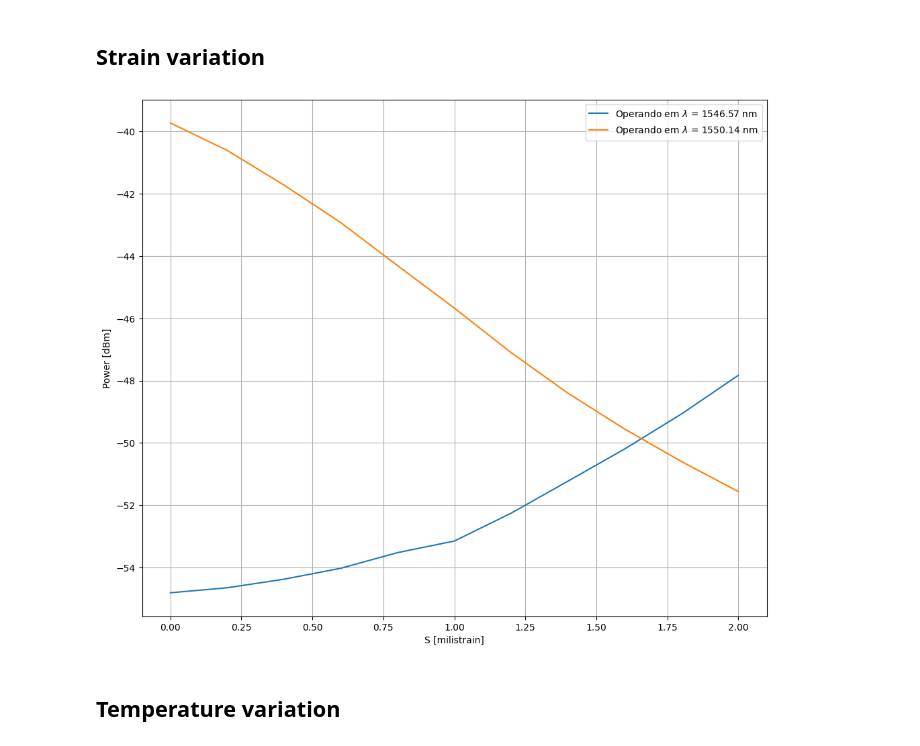
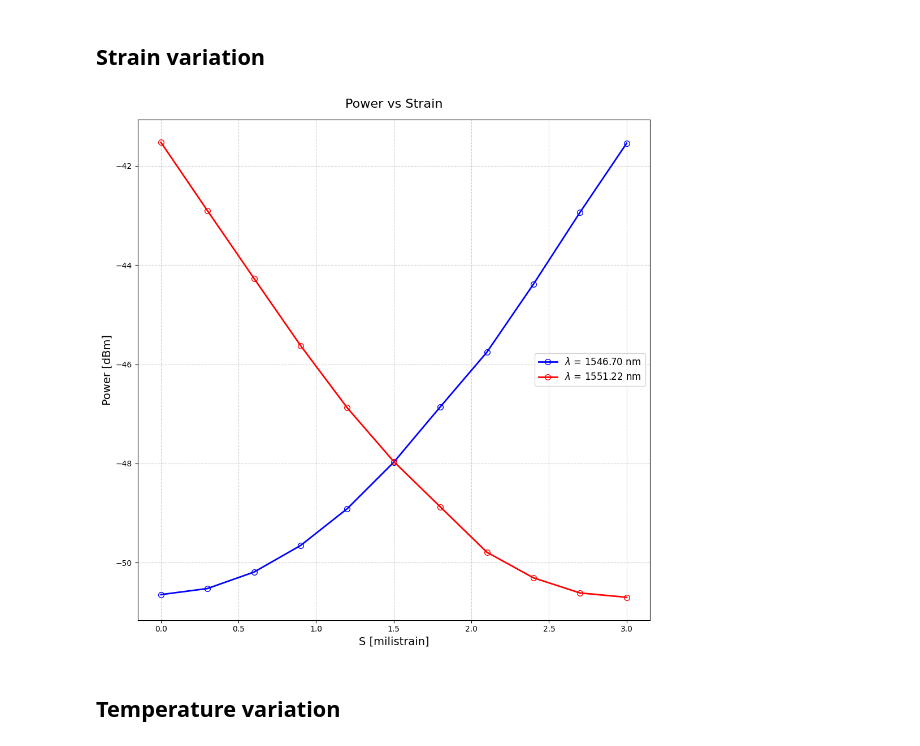
Before and after one commit to EriCand-Ss/Photonics-API-lumapi, a Jupyter notebook: SILICON BRAGG/API.ipynb, the cells around one changed output. Saved outputs shown, nothing was run; the diff lists cells and outputs as text; code cells hidden in the pictures.

```diff
--- a/SILICON BRAGG/API.ipynb
+++ b/SILICON BRAGG/API.ipynb
@@ -373,7 +414,7 @@ $$
 l = l_0(1+S)
 $$
 # %%
-S = np.linspace(0,0.002,11)
+S = np.linspace(0,0.003,11)
 Lambda_strain = Lambda*(1+S)
 print(Lambda_strain*1e9, "nm")
 print(S*1e3," milistrain")
@@ -437,7 +478,7 @@ for i in range(len(S)):
     emeApi.set("number of periodic groups", 1)
     emeApi.set("start cell group", 1)
     emeApi.set("end cell group", 2)
-    emeApi.set("periods", 175)
+    emeApi.set("periods", 150)
 
     emeApi.set("wavelength", 1500*nm)
 
@@ -600,8 +687,8 @@ print(frequencia_onde_ocorre_maxima_transmissao)
 # %% [markdown]
 ## Strain variation
 # %%
-pm1 = []
-pm2 = []
+pmS1 = []
+pmS2 = []
 
 for i in range(len(S)):
     inter.switchtolayout()
@@ -609,11 +696,11 @@ for i in range(len(S)):
 
     inter.addelement("CW Laser")
     inter.set("name", "fonte1")
-    inter.set("frequency", 3e8/(1e-9*x_max11))
+    inter.set("frequency", 3e8/(1e-9*x_max_S1))
 
     inter.addelement("CW Laser")
     inter.set("name", "fonte2")
-    inter.set("frequency", 3e8/((x_max22+2)*1e-9))
+    inter.set("frequency", 3e8/((x_max_S2)*1e-9))
 
     inter.addelement("Optical Combiner")
     inter.set("name", "optC1")
@@ -631,11 +718,11 @@ for i in range(len(S)):
 
     inter.addelement("Rectangular Optical Filter")
     inter.set("name","filter1")
-    inter.set("frequency", 3e8/(x_max11*1e-9))
+    inter.set("frequency", 3e8/(x_max_S1*1e-9))
 
     inter.addelement("Rectangular Optical Filter")
     inter.set("name","filter2")
-    inter.set("frequency", 3e8/((x_max22 +2)*1e-9))
+    inter.set("frequency", 3e8/((x_max_S2)*1e-9))
 
     inter.addelement("PIN Photodetector")
     inter.set("name", "photodec1")
@@ -680,18 +767,49 @@ for i in range(len(S)):
 
     inter.run()
 
-    pm1.append(inter.getresult("PM1","total power"))
-    pm2.append(inter.getresult("PM2","total power"))
+    pmS1.append(inter.getresult("PM1","total power"))
+    pmS2.append(inter.getresult("PM2","total power"))
 # %%
-plt.figure(figsize=(12,10))
-plt.plot(S*1e3,pm1, label = f"Operando em $\lambda$ = {x_max1:.2f} nm")
-plt.plot(S*1e3,pm2, label = f"Operando em $\lambda$ = {x_max2:.2f} nm")
-plt.ylabel("Power [dBm]")
-plt.xlabel("S [milistrain]")
-plt.legend()
-plt.grid()
+plt.figure(figsize=(10, 10))
+
+# Linha 1 com bolas vazadas
+plt.plot(
+    S*1e3, pmS1,
+    '-o',
+    color='blue',
+    markerfacecolor='none',
+    markersize=7,
+    linewidth=2,
+    label=fr"$\lambda$ = {x_max_S1:.2f} nm"
+)
+
+# Linha 2 com bolas vazadas
+plt.plot(
+    S*1e3, pmS2,
+    '-o',
+    color='red',
+    markerfacecolor='none',
+    markersize=7,
+    linewidth=2,
+    label=fr"$\lambda$ = {x_max_S2:.2f} nm"
+)
+
+# Labels e título
+plt.xlabel("S [milistrain]", fontsize=14)
+plt.ylabel("Power [dBm]", fontsize=14)
+plt.title("Power vs Strain", fontsize=16, pad=15)
+
+# Estética
+plt.legend(fontsize=12)
+plt.grid(True, linestyle="--", alpha=0.6)
+plt.tight_layout()
+
+# Salvar em alta resolução
+plt.savefig("potencia_vs_strain.png", dpi=300, bbox_inches="tight")
+
+plt.show()
 # %% [output]
-[figure, old version]
+[figure, new version]
 # %% [markdown]
 ## Temperature variation
 # %%
```
Also changed, not shown: parts of 15 cells of this notebook, 32 other files.
